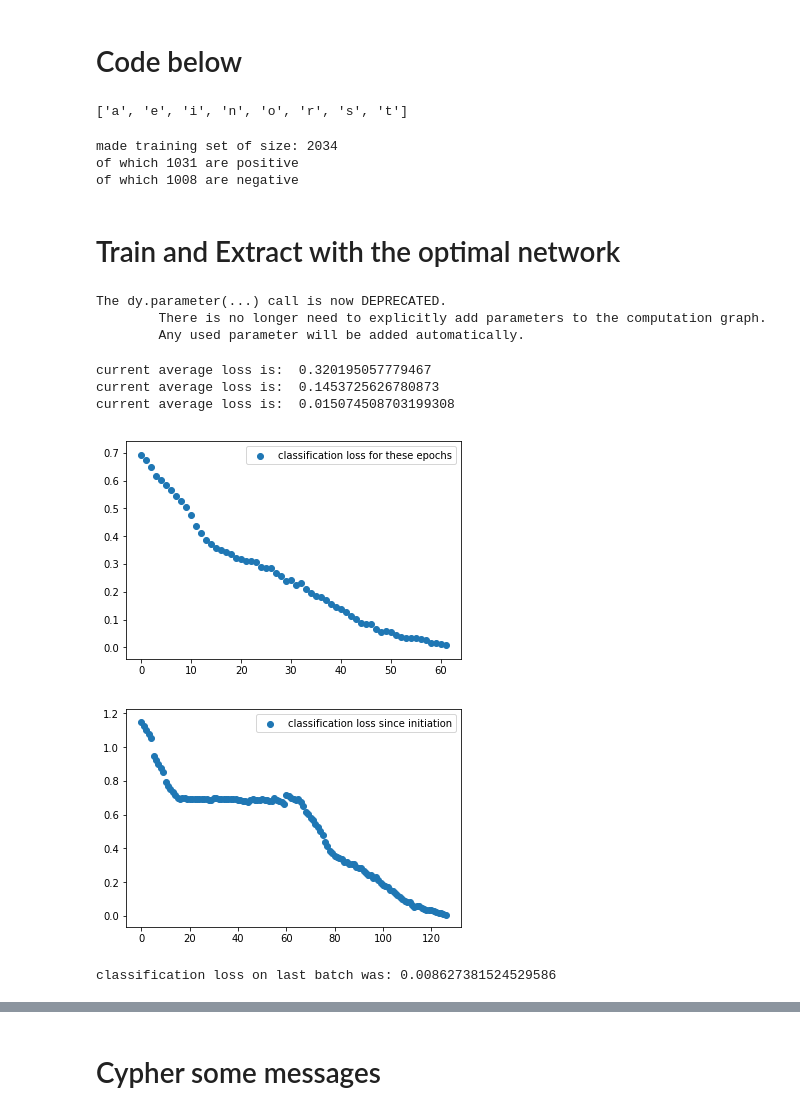
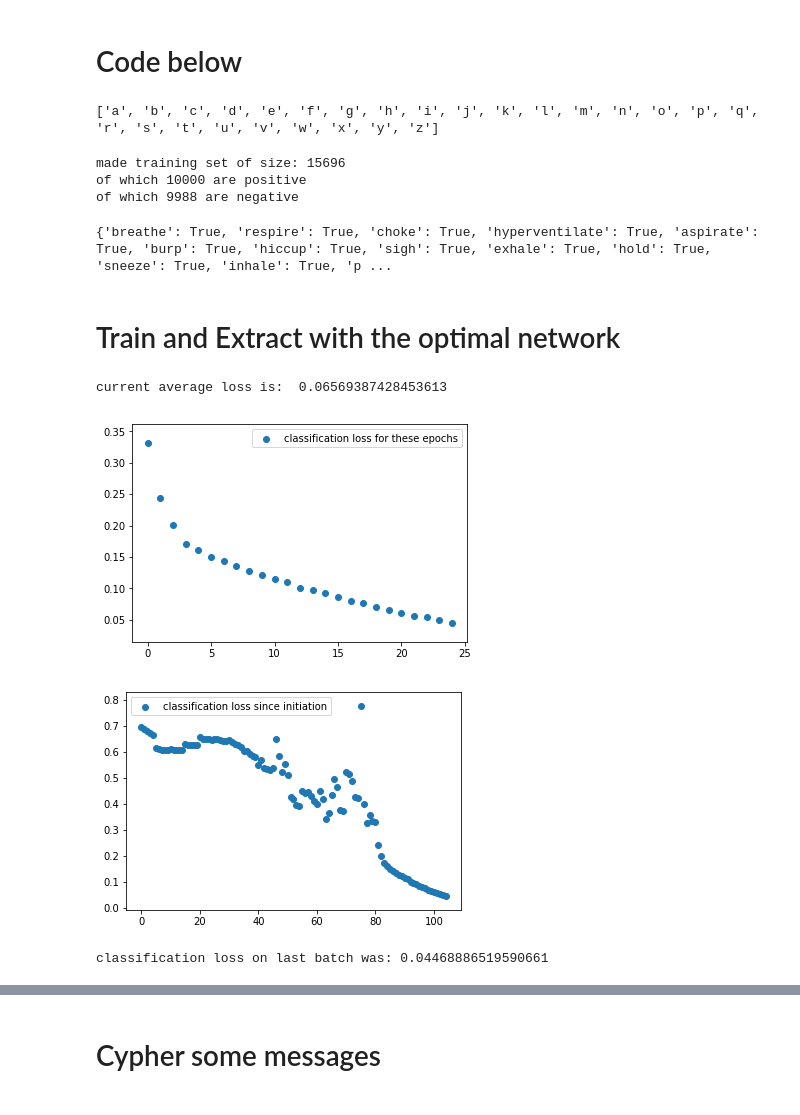
Before and after one commit to Jaisinghani/AutomataFromRNN, a Jupyter notebook: decodeCypher.ipynb, the cells around one changed output, grey strips where cells are left out. Saved outputs shown, nothing was run; the diff lists cells and outputs as text; code cells hidden in the pictures.

```diff
--- a/decodeCypher.ipynb
+++ b/decodeCypher.ipynb
@@ -22,14 +22,19 @@ from memory_profiler import profile
 
 import FalseWordGenerator as FWG
 
-import ALPHABET_8
-ALPHABET = ALPHABET_8.ALPHABET
+import ALPHABET_26
+ALPHABET = ALPHABET_26.ALPHABET
 print (ALPHABET)
 # %% [output]
-['a', 'e', 'i', 'n', 'o', 'r', 's', 't']
+['a', 'b', 'c', 'd', 'e', 'f', 'g', 'h', 'i', 'j', 'k', 'l', 'm', 'n', 'o', 'p', 'q', 'r', 's', 't', 'u', 'v', 'w', 'x', 'y', 'z']
 # %%
-MEANINGFUL_WORDS = ALPHABET_8.WORDS
+#import pickle
+#with open('falseWords.pkl', 'rb') as f:
+#    MEANINGLESS_WORDS = (pickle.load, f)
+
+MEANINGFUL_WORDS = ALPHABET_26.WORDS[:10000]
 MEANINGLESS_WORDS = FWG.generateFalseWords(ALPHABET, MEANINGFUL_WORDS)
+#MEANINGLESS_WORDS = MEANINGLESS_WORDS[:10000]
 def target(w):
    if w.lower() in MEANINGFUL_WORDS:
       return True
@@ -43,26 +48,29 @@ print ("made training set of size: " + str(len(train_set)))
 print ("of which " + str(len(MEANINGFUL_WORDS)) + str(" are positive"))
 print ("of which " + str(len(MEANINGLESS_WORDS)) + str(" are negative"))
 # %% [output]
-made training set of size: 2034
-of which 1031 are positive
-of which 1008 are negative
+made training set of size: 15696
+of which 10000 are positive
+of which 9988 are negative
+# %%
+print (train_set)
+
+#import pickle
+
+#with open('falseWords.pkl', 'wb') as f:
+#    pickle.dump(MEANINGLESS_WORDS, f)
+# %% [output]
+{'breathe': True, 'respire': True, 'choke': True, 'hyperventilate': True, 'aspirate': True, 'burp': True, 'hiccup': True, 'sigh': True, 'exhale': True, 'hold': True, 'sneeze': True, 'inhale': True, 'p ...
 # %% [markdown]
 # Train and Extract with the optimal network
 # %%
 rnnOpt = RNNClassifier(ALPHABET,num_layers=3,hidden_dim=50,RNNClass = LSTMNetwork)
-# %% [output]
-The dy.parameter(...) call is now DEPRECATED.
-        There is no longer need to explicitly add parameters to the computation graph.
-        Any used parameter will be added automatically.
 # %%
-mixed_curriculum_train(rnnOpt,train_set,stop_threshold = 0.01)
+mixed_curriculum_train(rnnOpt,train_set,stop_threshold = 0.05)
 # %% [output]
-current average loss is:  0.320195057779467
-current average loss is:  0.1453725626780873
-current average loss is:  0.015074508703199308
+current average loss is:  0.06569387428453613
-[figure, old version]
+[figure, new version]
-[figure, old version]
+[figure, new version]
-classification loss on last batch was: 0.008627381524529586
+classification loss on last batch was: 0.04468886519590661
 # %%
 all_words = sorted(list(train_set.keys()),key=lambda x:len(x))
 pos = next((w for w in all_words if rnnOpt.classify_word(w)==True),None)
```
Also changed, not shown: parts of 8 cells of this notebook, 3 other files.
